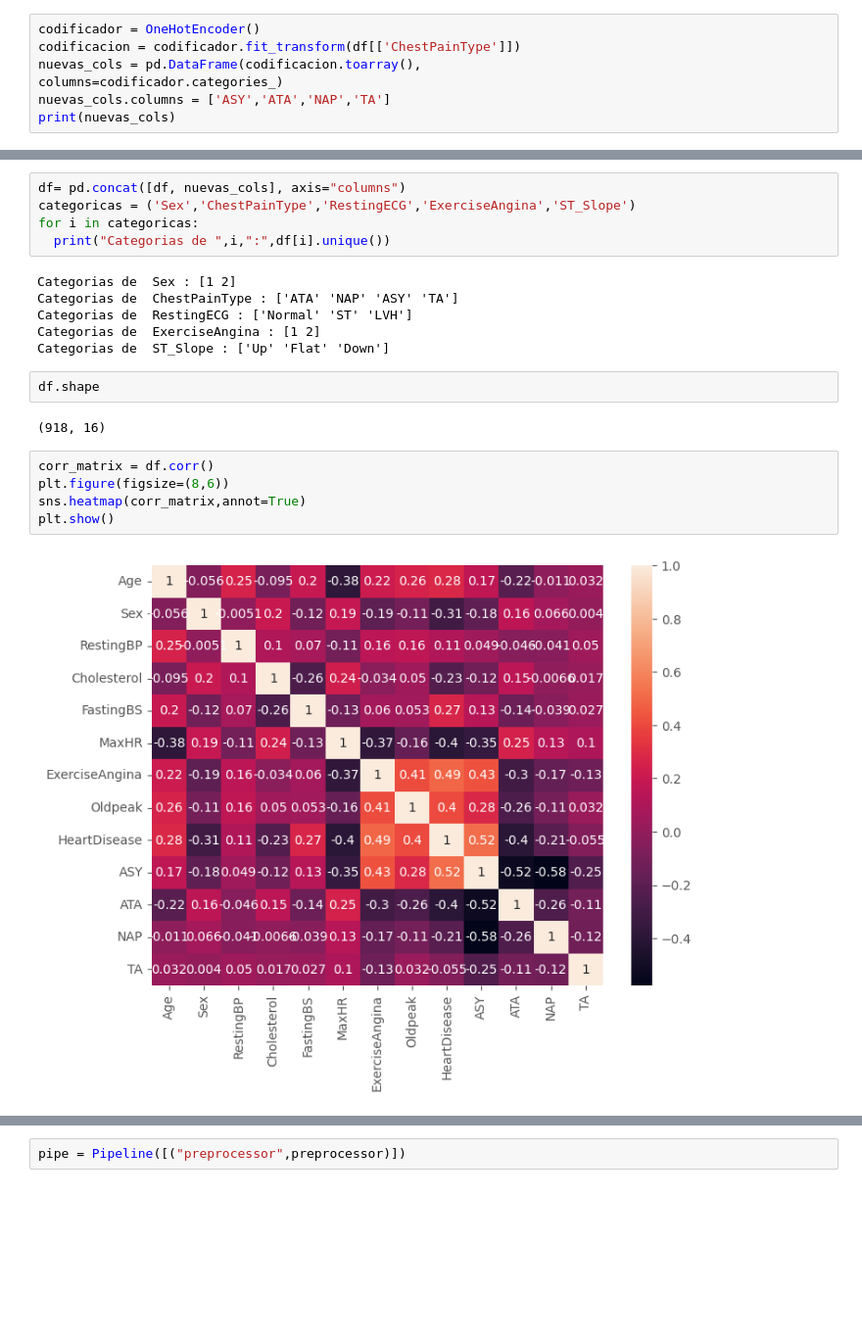
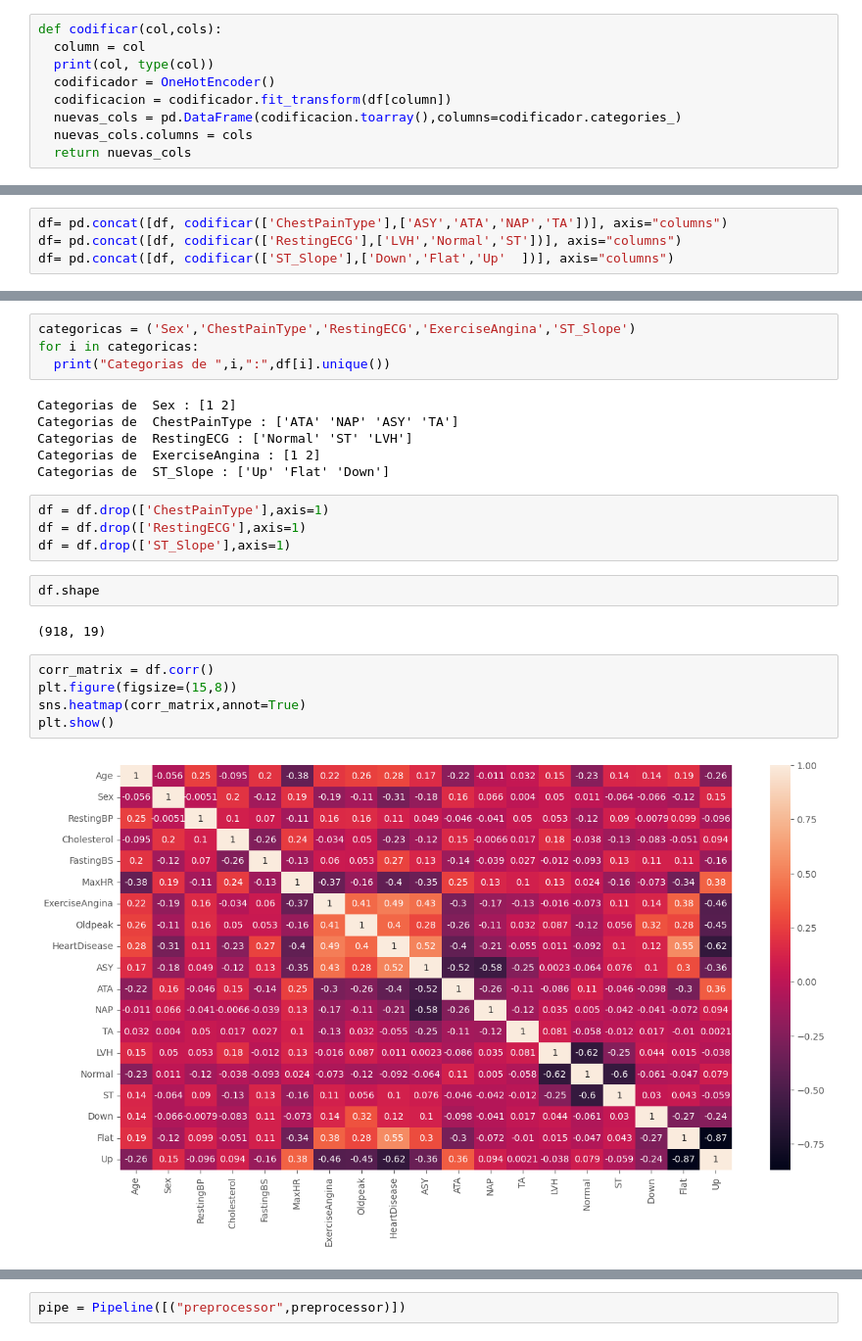
Before and after one commit to RDLL/curso_ia, a Jupyter notebook: KNN.ipynb, the cells around one changed output, grey strips where cells are left out. Shown at 98% size. Cells and saved outputs as stored; diff of their text form; blank space fills up the shorter version.

```diff
--- a/KNN.ipynb
+++ b/KNN.ipynb
@@ -110,9 +127,11 @@ df[['Sex','ExerciseAngina']].head()
 | 3 | 2 | 2 |
 | 4 | 1 | 1 |
 # %%
-codificador = OneHotEncoder()
-codificacion = codificador.fit_transform(df[['ChestPainType']])
-nuevas_cols = pd.DataFrame(codificacion.toarray(),
-columns=codificador.categories_)
-nuevas_cols.columns = ['ASY','ATA','NAP','TA']
-print(nuevas_cols)
+def codificar(col,cols):
+  column = col
+  print(col, type(col))
+  codificador = OneHotEncoder()
+  codificacion = codificador.fit_transform(df[column])
+  nuevas_cols = pd.DataFrame(codificacion.toarray(),columns=codificador.categories_)
+  nuevas_cols.columns = cols
+  return nuevas_cols
@@ -133,0 +138,4 @@ print(nuevas_cols)
+# %%
+df= pd.concat([df, codificar(['ChestPainType'],['ASY','ATA','NAP','TA'])], axis="columns")
+df= pd.concat([df, codificar(['RestingECG'],['LVH','Normal','ST'])], axis="columns")
+df= pd.concat([df, codificar(['ST_Slope'],['Down','Flat','Up'  ])], axis="columns")
@@ -134,5 +146,4 @@ print(nuevas_cols)
 # %%
-df= pd.concat([df, nuevas_cols], axis="columns")
 categoricas = ('Sex','ChestPainType','RestingECG','ExerciseAngina','ST_Slope')
 for i in categoricas:
   print("Categorias de ",i,":",df[i].unique())
@@ -142,17 +153,21 @@ Categorias de  ChestPainType : ['ATA' 'NAP' 'ASY' 'TA']
 Categorias de  RestingECG : ['Normal' 'ST' 'LVH']
 Categorias de  ExerciseAngina : [1 2]
 Categorias de  ST_Slope : ['Up' 'Flat' 'Down']
+# %%
+df = df.drop(['ChestPainType'],axis=1)
+df = df.drop(['RestingECG'],axis=1)
+df = df.drop(['ST_Slope'],axis=1)
 # %%
 df.shape
 # %% [output]
-(918, 16)
+(918, 19)
 # %%
 corr_matrix = df.corr()
-plt.figure(figsize=(8,6))
+plt.figure(figsize=(15,8))
 sns.heatmap(corr_matrix,annot=True)
 plt.show()
 # %% [output]
-[figure, old version]
+[figure, new version]
 # %%
 def tidy_corr_mat(corr_mat):
   corr_mat = corr_mat.stack().reset_index()
```
Also changed, not shown: parts of 16 cells of this notebook.
